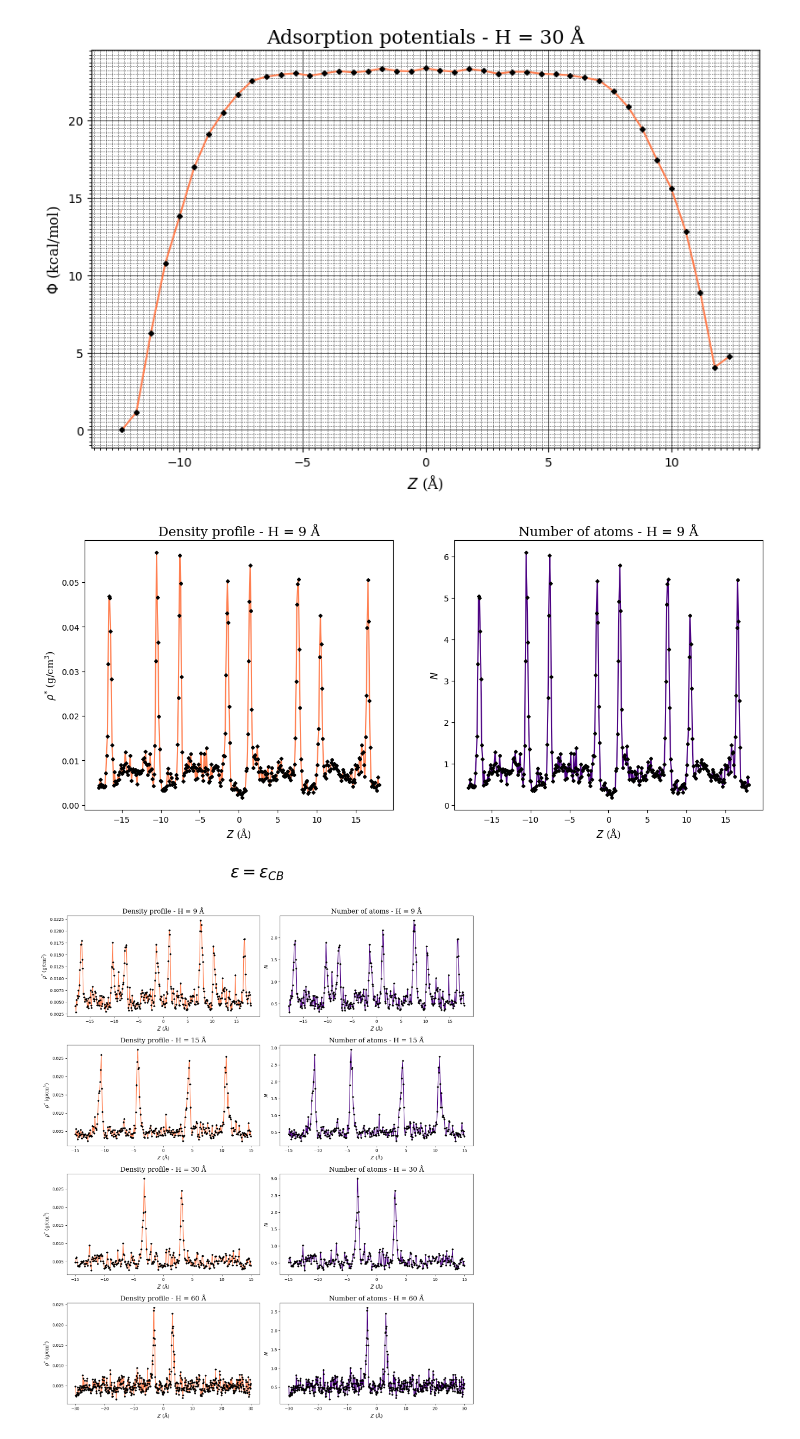
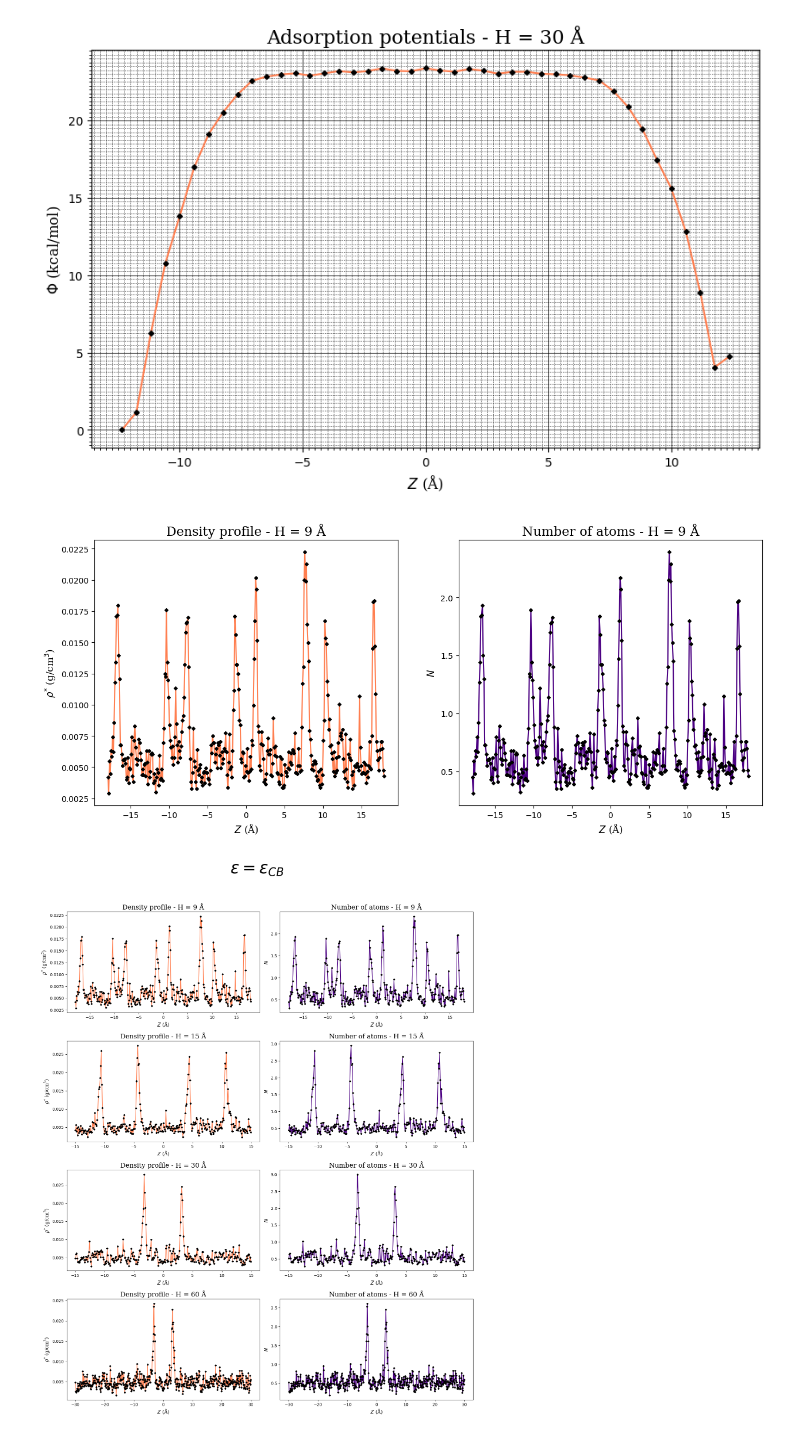
Before and after one commit to ApprehensiveKnee/MMoM_project, a Jupyter notebook: visual.ipynb, the cells around one changed output. Cells and saved outputs as stored; diff of their text form; code cells hidden in the pictures.

Commit message:
updates for visual

```diff
--- a/visual.ipynb
+++ b/visual.ipynb
@@ -205,33 +205,33 @@ plot_abpot(PATH + '/PMF.dat')
 # %%
 H = 9
 
 profile_file = 'density'+str(H)+'.profile'
 
-profile_PATH = PATH + '/density_profiles/'+profile_file
+profile_PATH = PATH + '/density_profiles/eps=eps_CB/'+profile_file
 
 # Open text file and skip the first 4 lines
 with open(profile_PATH, 'r') as f:
     for i in range(4):
         f.readline()
     data = np.loadtxt(f)
 
 interlayer_distance = data[:,1]
 number_of_atoms = data[:,2]
 density = data[:,3]
 
 # Plotting the density profile
 fig, ax = plt.subplots(1,2,figsize=(15,6))
 ax[0].plot(interlayer_distance, density, marker= "D", markeredgecolor='black', markerfacecolor='black', color = 'coral', markersize=3)
 ax[0].set_xlabel(r'$Z$ (Å)', fontdict=font)
 ax[0].set_ylabel(r'$\rho^{*}$ (g/cm$^3$)', fontdict=font)
 ax[0].set_title('Density profile - H = '+str(H)+' Å', fontdict=font, fontsize=16)
 ax[1].plot(interlayer_distance, number_of_atoms, marker= "D", markeredgecolor='black', markerfacecolor='black', color = 'indigo', markersize=3)
 ax[1].set_xlabel(r'$Z$ (Å)', fontdict=font)
 ax[1].set_ylabel(r'$N$', fontdict=font)
 ax[1].set_title('Number of atoms - H = '+str(H)+' Å', fontdict=font, fontsize=16)
 plt.show()
 # %% [output]
-[figure, old version]
+[figure, new version]
 # %%
 
 
```
Also changed, not shown: parts of 4 cells of this notebook, 1 other file.
